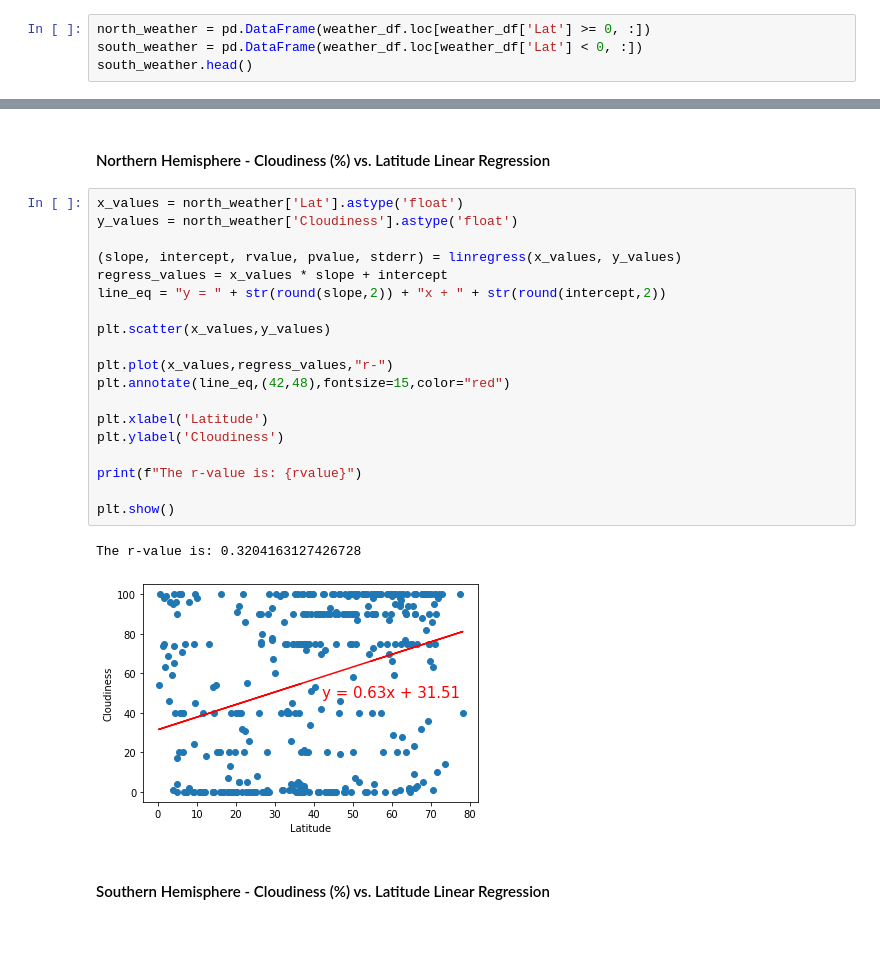
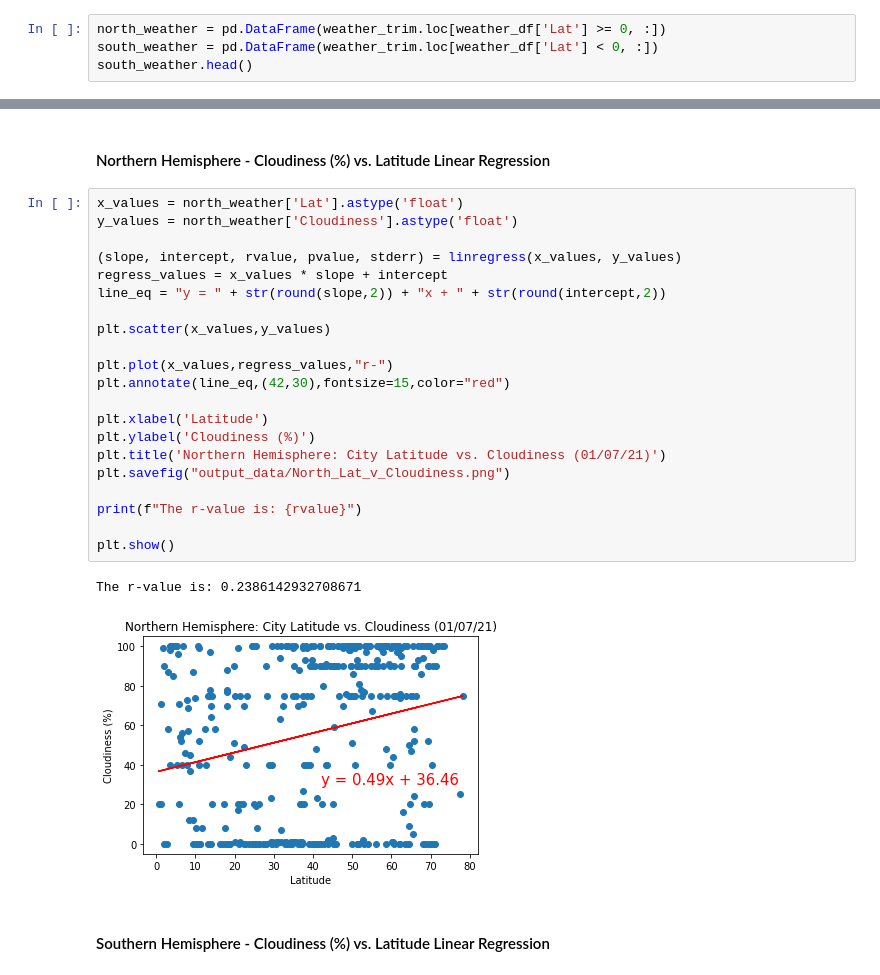
Before and after one commit to andrewbankston/python-api-challenge, a Jupyter notebook: WeatherPy/WeatherPy.ipynb, the cells around one changed output, grey strips where cells are left out. Cells and saved outputs as stored; diff of their text form; blank space fills up the shorter version.

```diff
--- a/WeatherPy/WeatherPy.ipynb
+++ b/WeatherPy/WeatherPy.ipynb
@@ -251,8 +265,8 @@ plt.show()
 # %% [markdown]
 ## Linear Regression
 # %%
-north_weather = pd.DataFrame(weather_df.loc[weather_df['Lat'] >= 0, :])
-south_weather = pd.DataFrame(weather_df.loc[weather_df['Lat'] < 0, :])
+north_weather = pd.DataFrame(weather_trim.loc[weather_df['Lat'] >= 0, :])
+south_weather = pd.DataFrame(weather_trim.loc[weather_df['Lat'] < 0, :])
 south_weather.head()
 # %% [output]
 |  | City | Lat | Lng | Max Temp | Humidity | Cloudiness | Wind Speed | Country | Date |
@@ -362,25 +384,27 @@ The r-value is: 0.39255256339702926
 # %%
 x_values = north_weather['Lat'].astype('float')
 y_values = north_weather['Cloudiness'].astype('float')
 
 (slope, intercept, rvalue, pvalue, stderr) = linregress(x_values, y_values)
 regress_values = x_values * slope + intercept
 line_eq = "y = " + str(round(slope,2)) + "x + " + str(round(intercept,2))
 
 plt.scatter(x_values,y_values)
 
 plt.plot(x_values,regress_values,"r-")
-plt.annotate(line_eq,(42,48),fontsize=15,color="red")
+plt.annotate(line_eq,(42,30),fontsize=15,color="red")
 
 plt.xlabel('Latitude')
-plt.ylabel('Cloudiness')
+plt.ylabel('Cloudiness (%)')
+plt.title('Northern Hemisphere: City Latitude vs. Cloudiness (01/07/21)')
+plt.savefig("output_data/North_Lat_v_Cloudiness.png")
 
 print(f"The r-value is: {rvalue}")
 
 plt.show()
 # %% [output]
-The r-value is: 0.3204163127426728
+The r-value is: 0.2386142932708671
-[figure, old version]
+[figure, new version]
 # %% [markdown]
 ####  Southern Hemisphere - Cloudiness (%) vs. Latitude Linear Regression
 # %%
```
Also changed, not shown: parts of 15 cells of this notebook, 12 other files.
